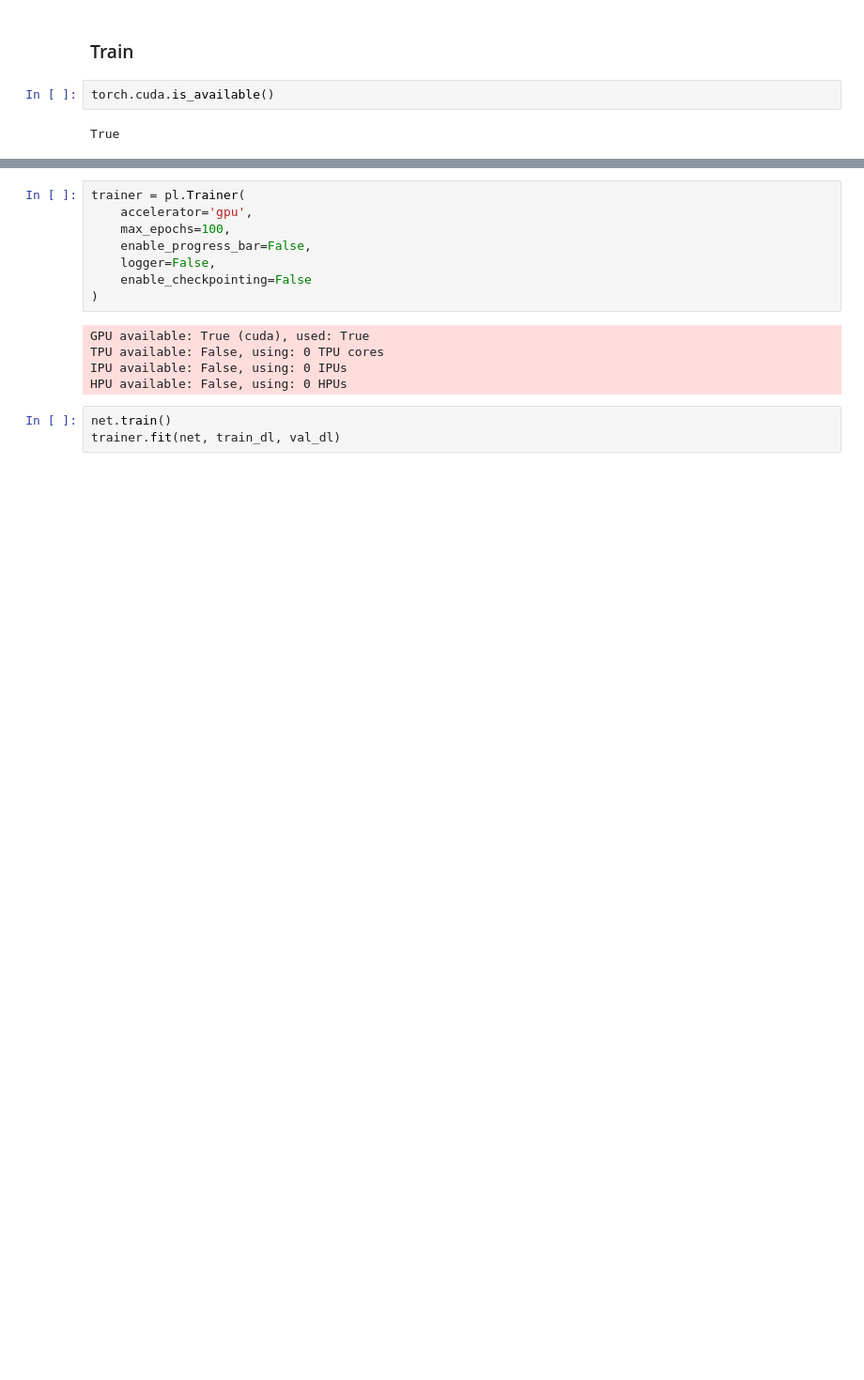
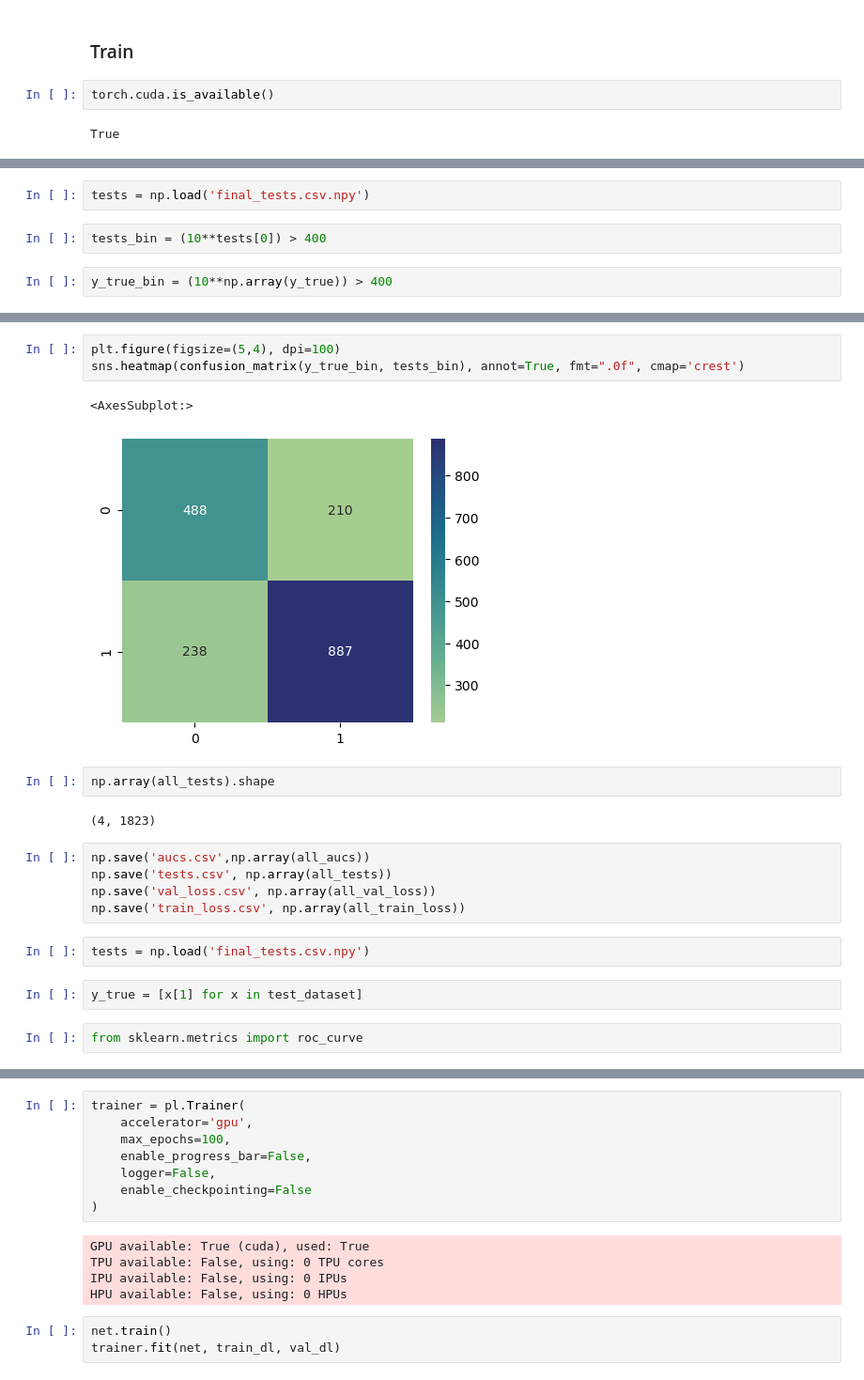
Before and after one commit to jmryan19/DSC180, a Jupyter notebook: A/1_playaround.ipynb, the cells around one changed output, grey strips where cells are left out. Shown at 94% size. Cells and saved outputs as stored; diff of their text form; blank space fills up the shorter version.

```diff
--- a/A/1_playaround.ipynb
+++ b/A/1_playaround.ipynb
@@ -669,0 +878,6 @@ Sequential(
+# %%
+tests = np.load('final_tests.csv.npy')
+# %%
+tests_bin = (10**tests[0]) > 400
+# %%
+y_true_bin = (10**np.array(y_true)) > 400
@@ -669,0 +924,21 @@ Sequential(
+# %%
+plt.figure(figsize=(5,4), dpi=100)
+sns.heatmap(confusion_matrix(y_true_bin, tests_bin), annot=True, fmt=".0f", cmap='crest')
+# %% [output]
+<AxesSubplot:>
+[figure, added]
+# %%
+np.array(all_tests).shape
+# %% [output]
+(4, 1823)
+# %%
+np.save('aucs.csv',np.array(all_aucs))
+np.save('tests.csv', np.array(all_tests))
+np.save('val_loss.csv', np.array(all_val_loss))
+np.save('train_loss.csv', np.array(all_train_loss))
+# %%
+tests = np.load('final_tests.csv.npy')
+# %%
+y_true = [x[1] for x in test_dataset]
+# %%
+from sklearn.metrics import roc_curve
```
Also changed, not shown: parts of 109 cells of this notebook, 29 other files.
